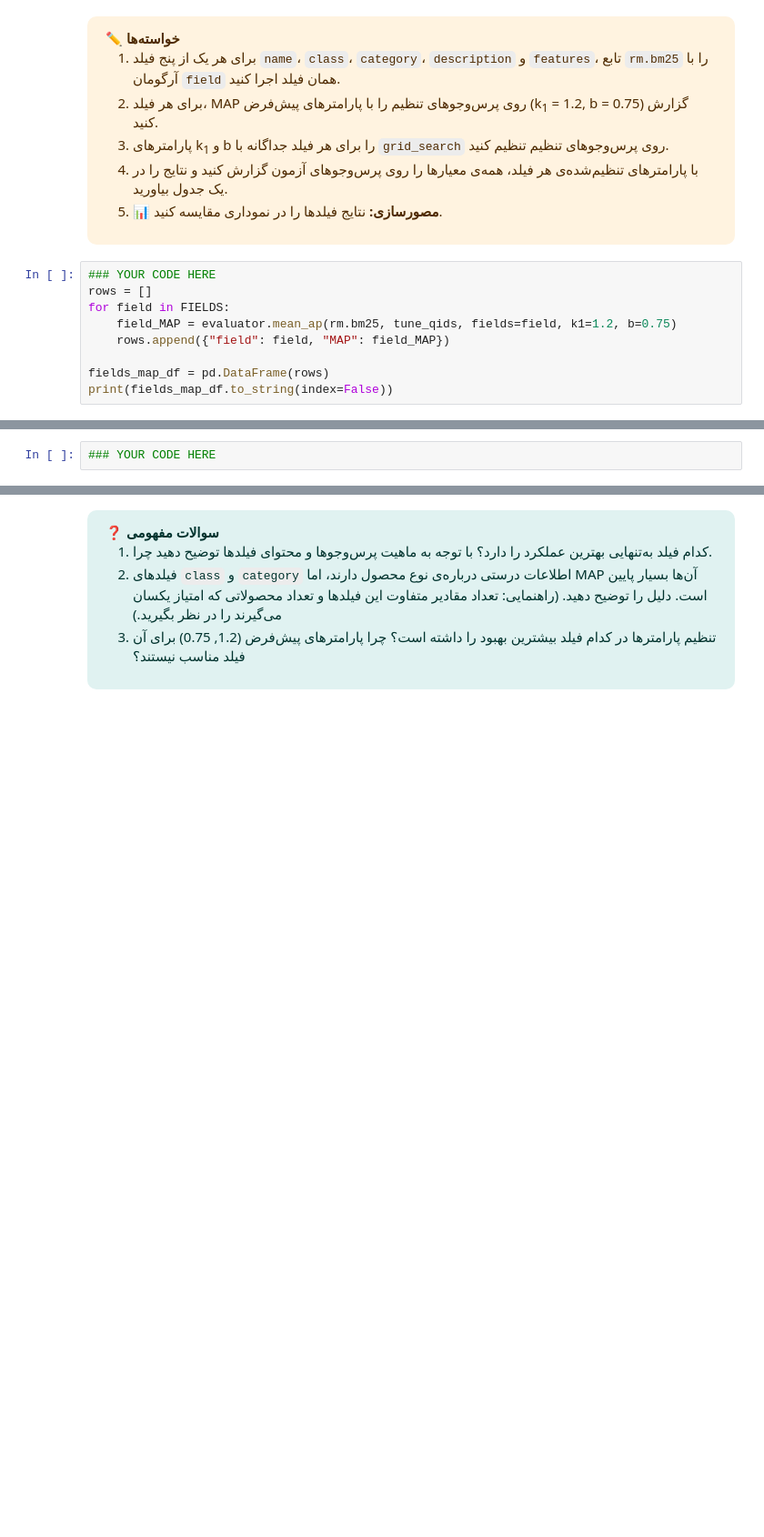
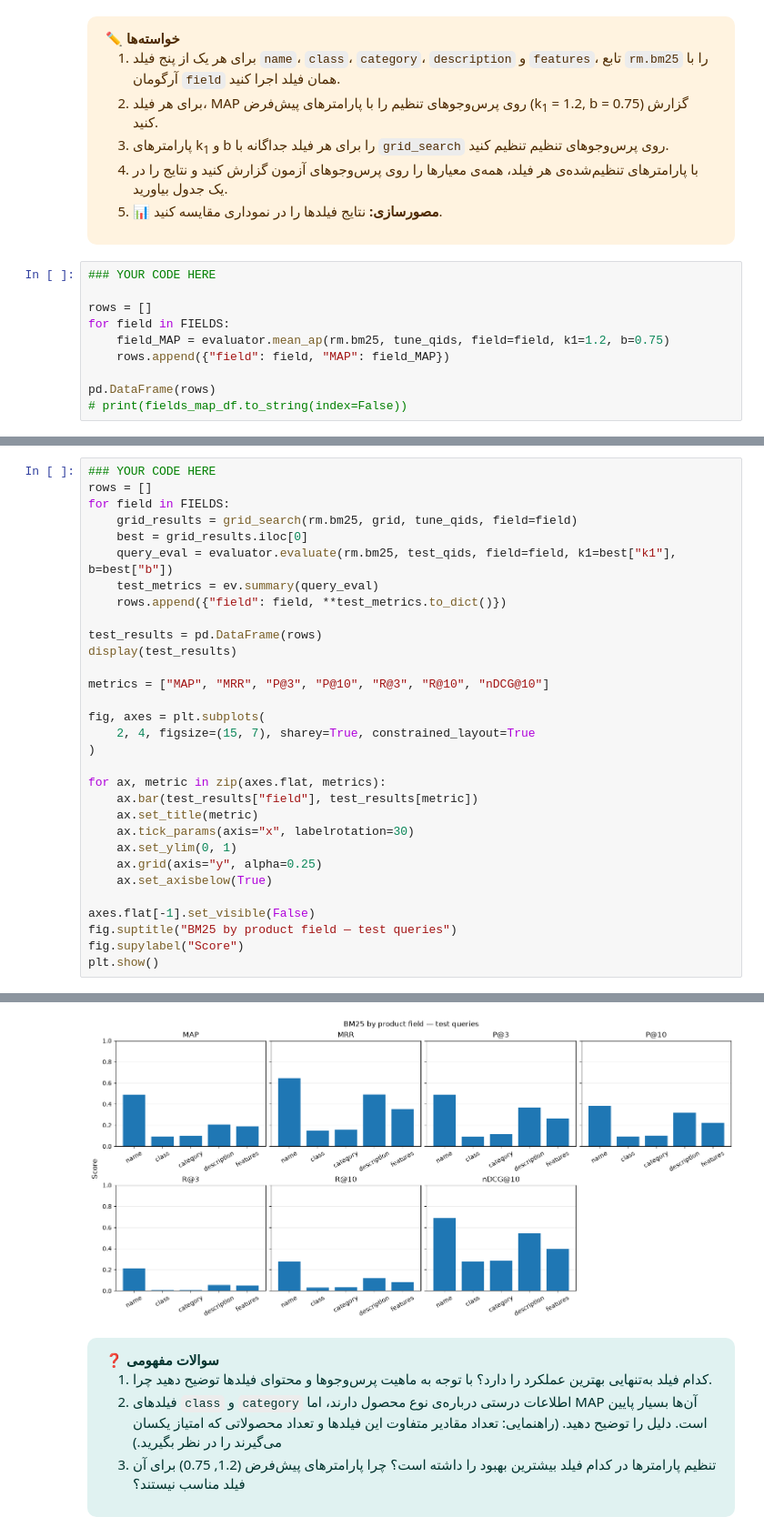
Before and after one commit to HaniehGRN/IR-homework1-BM25, a Jupyter notebook: IIR_CA1_Student-ID.ipynb, the cells around one changed output, grey strips where cells are left out. Shown at 91% size. Drawn from its saved outputs; the diff is of its cells as text; blank space fills up the shorter version.

Commit message:
code - all fields MAP

```diff
--- a/IIR_CA1_Student-ID.ipynb
+++ b/IIR_CA1_Student-ID.ipynb
@@ -330,10 +335,11 @@ grid = {
 </div>
 # %%
 ### YOUR CODE HERE
+
 rows = []
 for field in FIELDS:
-    field_MAP = evaluator.mean_ap(rm.bm25, tune_qids, fields=field, k1=1.2, b=0.75)
+    field_MAP = evaluator.mean_ap(rm.bm25, tune_qids, field=field, k1=1.2, b=0.75)
     rows.append({"field": field, "MAP": field_MAP})
 
-fields_map_df = pd.DataFrame(rows)
-print(fields_map_df.to_string(index=False))
+pd.DataFrame(rows)
+# print(fields_map_df.to_string(index=False))
@@ -340,2 +353,32 @@ print(fields_map_df.to_string(index=False))
 # %%
 ### YOUR CODE HERE
+rows = []
+for field in FIELDS:
+    grid_results = grid_search(rm.bm25, grid, tune_qids, field=field)
+    best = grid_results.iloc[0]
+    query_eval = evaluator.evaluate(rm.bm25, test_qids, field=field, k1=best["k1"], b=best["b"])
+    test_metrics = ev.summary(query_eval)
+    rows.append({"field": field, **test_metrics.to_dict()})
+
+test_results = pd.DataFrame(rows)
+display(test_results)
+
+metrics = ["MAP", "MRR", "P@3", "P@10", "R@3", "R@10", "nDCG@10"]
+
+fig, axes = plt.subplots(
+    2, 4, figsize=(15, 7), sharey=True, constrained_layout=True
+)
+
+for ax, metric in zip(axes.flat, metrics):
+    ax.bar(test_results["field"], test_results[metric])
+    ax.set_title(metric)
+    ax.tick_params(axis="x", labelrotation=30)
+    ax.set_ylim(0, 1)
+    ax.grid(axis="y", alpha=0.25)
+    ax.set_axisbelow(True)
+
+axes.flat[-1].set_visible(False)
+fig.suptitle("BM25 by product field — test queries")
+fig.supylabel("Score")
+plt.show()
+# %% [output]
@@ -342,3 +391,4 @@ print(fields_map_df.to_string(index=False))
+[figure, added]
 # %% [markdown]
 <div dir="rtl" style="font-family: Vazirmatn, Vazir, Tahoma, sans-serif; box-sizing: border-box; width: 100%; max-width: 100%; background: #E0F2F1; color: #00332E; border-right: 6px solid #00897B; border-radius: 10px; padding: 14px 20px; line-height: 1.9; font-size: 15px;">
 <b>❓ سوالات مفهومی</b><br>
```
Also changed, not shown: parts of 7 cells of this notebook, 5 other files.
